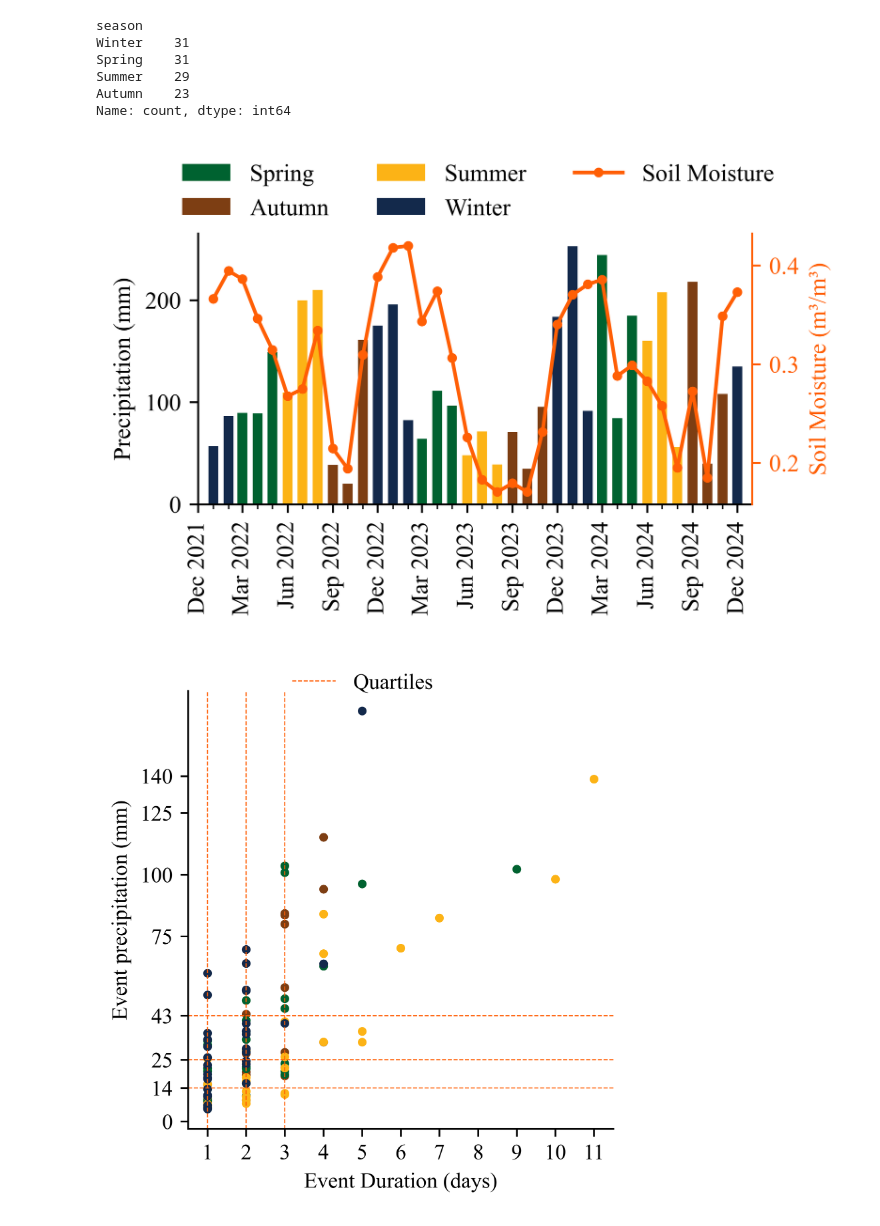
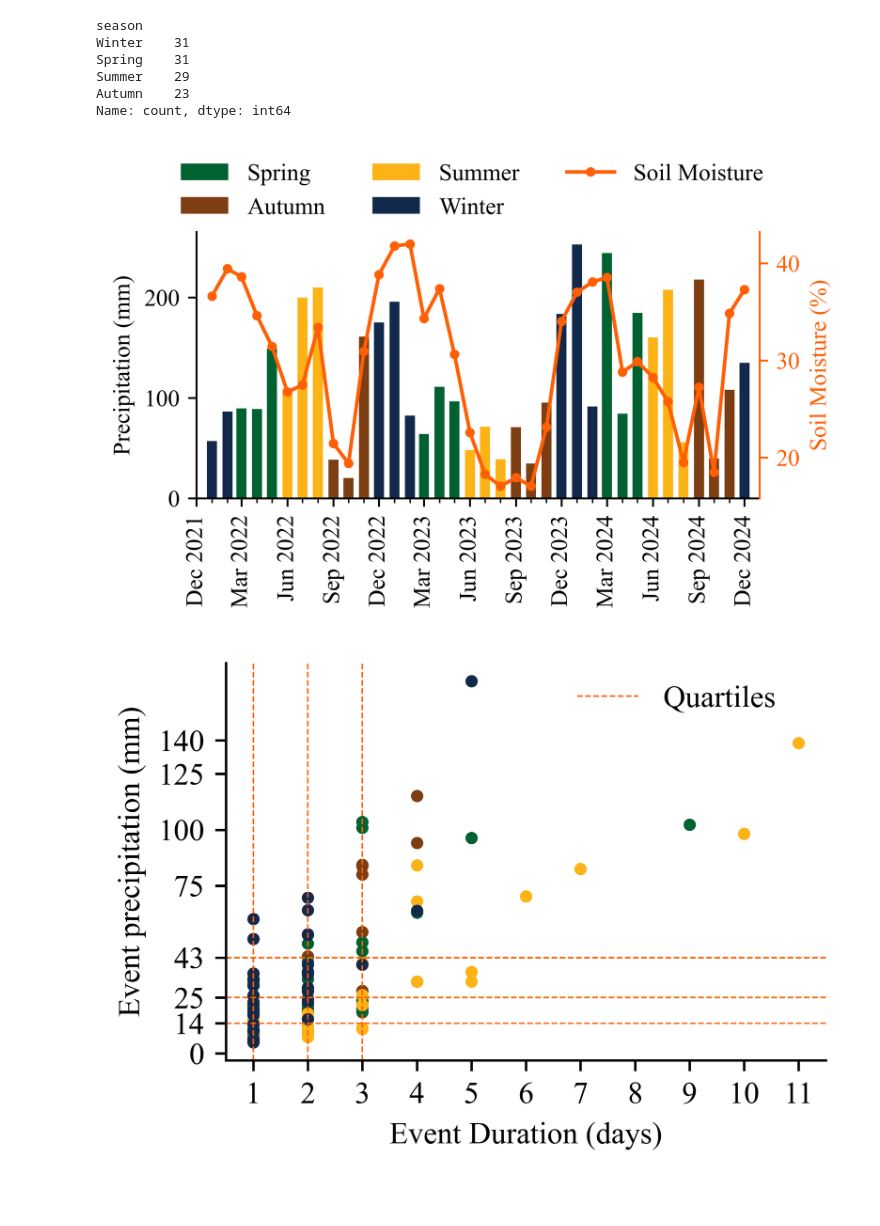
Before and after one commit to Alioax/rainfall-soil-moisture, a Jupyter notebook: 1. EDA.ipynb, the cells around one changed output. Saved outputs shown, nothing was run; the diff lists cells and outputs as text; code cells hidden in the pictures; blank space fills up the shorter version.

```diff
--- a/1. EDA.ipynb
+++ b/1. EDA.ipynb
@@ -24,6 +24,7 @@ df_soil = df_soil.set_index('date')
 # %%
 df_soil['sm'] = df_soil['sm'].interpolate(method='linear')
 df_soil = df_soil.dropna(subset=['sm'])
+df_soil['sm'] = df_soil['sm'] * 100
 # %%
 AM_filter = df_soil['pass'] == 'AM'
 PM_filter = df_soil['pass'] == 'PM'
@@ -263,7 +264,7 @@ axt.tick_params(axis='y', colors='C0')
 
 # Add labels
 ax.set_ylabel('Precipitation (mm)')
-axt.set_ylabel('Soil Moisture (m³/m³)', color='C0')
+axt.set_ylabel('Soil Moisture (%)', color='C0')
 
 # Set x-axis limits
 ax.set_xlim(pd.Timestamp(f'2021-12-01'), pd.Timestamp(f'2024-12-31'))
@@ -291,9 +292,9 @@ fig.tight_layout()
 
 fig.savefig('./figs/monthly_precip_sm.pdf', bbox_inches='tight')
 # %% [output]
-[figure, old version]
+[figure, new version]
 # %%
-fig, ax = plt.subplots(figsize=(3.5,3.5), constrained_layout=True)
+fig, ax = plt.subplots(figsize=(3.5,2.5), constrained_layout=True)
 
 for season, group in events.groupby('season'):
     ax.scatter(
@@ -307,35 +308,35 @@ ax.axhline(events_describe.loc['25%', 'total_rain'], color='C0', label='Quartile
 ax.axhline(events_describe.loc['50%', 'total_rain'], color='C0', lw=0.5, ls='--')
 ax.axhline(events_describe.loc['75%', 'total_rain'], color='C0', lw=0.5, ls='--')
 ax.axvline(events_describe.loc['25%', 'days'], color='C0', lw=0.5, ls='--')
 ax.axvline(events_describe.loc['50%', 'days'], color='C0', lw=0.5, ls='--')
 ax.axvline(events_describe.loc['75%', 'days'], color='C0', lw=0.5, ls='--')
 
 # Style
 ax.spines[['top', 'right']].set_visible(False)
 ax.set_xticks(np.arange(1, events['days'].max()+1, 1))
 
 yticks = np.sort(np.unique(np.concatenate([
     events_describe.loc[['25%', '50%', '75%'], 'total_rain'],
     np.array([0, 75, 100, 125, 140])
 ])))
 ax.set_yticks(yticks)
 ax.set_yticklabels([f"{int(round(y))}" for y in yticks])
 
 ax.set_xlabel('Event Duration (days)')
 ax.set_ylabel('Event precipitation (mm)')
 
 # handles, labels = ax.get_legend_handles_labels()
 # order = [1, 4, 2, 0, 3]
 # handles = [handles[i] for i in order]
 # labels = [labels[i] for i in order]
 
 # fig.legend(handles, labels,loc="upper center", ncol=4, frameon=False, bbox_to_anchor=(0.5, 1.095))
-fig.legend(loc="upper center", ncol=4, frameon=False, bbox_to_anchor=(0.5, 1.025))
+fig.legend(loc="upper left", ncol=4, frameon=False, bbox_to_anchor=(0.6, 0.95))
 fig.tight_layout()
 
 fig.savefig('./figs/rain events.pdf', bbox_inches='tight')
 # %% [output]
-[figure, old version]
+[figure, new version]
 # %%
 enriched_events = compute_event_metrics(events, df_soil)
 enriched_events = enriched_events[enriched_events['antecedent_sm'].notna()]
```
Also changed, not shown: parts of 5 cells of this notebook, 9 other files.
